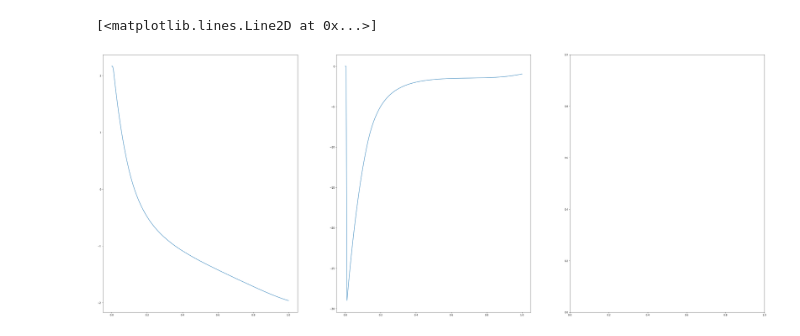
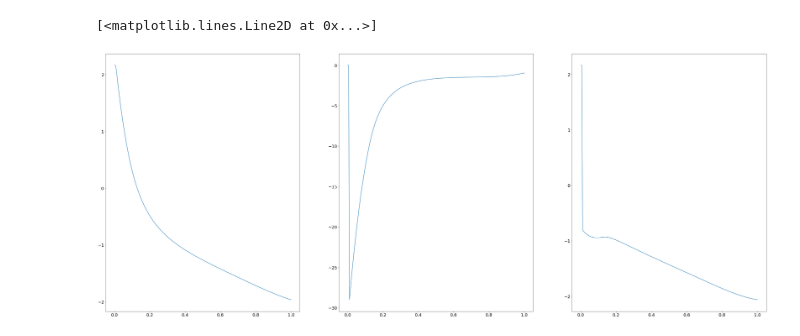
Before and after one commit to binchengecon/HANK, a Jupyter notebook: Python/test.ipynb, the cells around one changed output. Cells and saved outputs as stored; diff of their text form; code cells hidden in the pictures.

```diff
--- a/Python/test.ipynb
+++ b/Python/test.ipynb
@@ -112,6 +112,9 @@ def finiteDiff_3D(data, dim, order, dlt, cap = None):
         res[res < cap] = cap
     return res
 # %%
+r = 0.1
+sigma = 1.0
+
 with open("model_result", "rb") as f:
    res = pickle.load(f)
 
@@ -137,11 +160,13 @@ ddFddW1 = finiteDiff_3D(F_init, 0, 2, hW1)
 # %%
 
 
 plt.subplots(1, 3, figsize=(50, 20))
 plt.subplot(131)
 plt.plot(W1, dFdW1[:, 0, 0])
 plt.subplot(132)
 plt.plot(W1, ddFddW1[:, 0, 0])
+plt.subplot(133)
+plt.plot(W1, dFdW1[:, 0, 0]+ddFddW1[:, 0, 0] * r * sigma**2)
 # %% [output]
 [<matplotlib.lines.Line2D at 0x...>]
-[figure, old version]
+[figure, new version]
```
Also changed, not shown: parts of 1 cell of this notebook, 2 other files.
